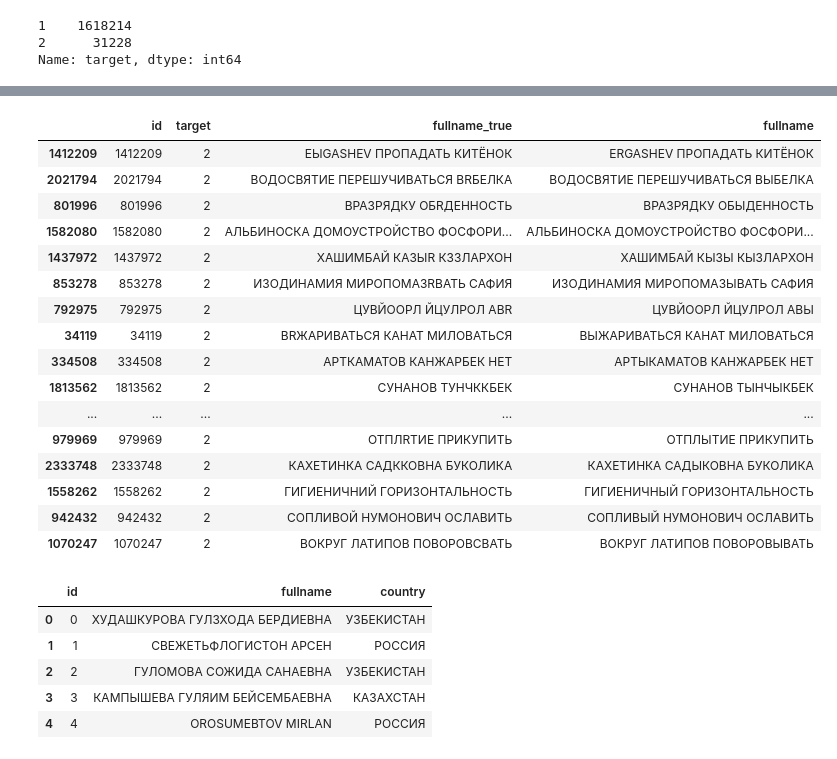
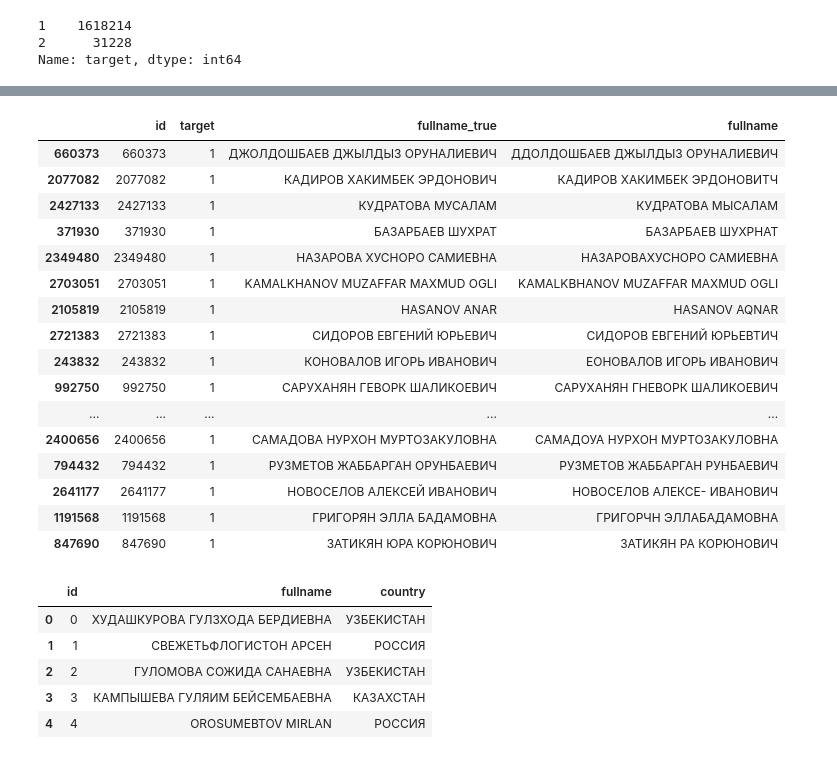
Before and after one commit to snakers4/cft-contest-2018, a Jupyter notebook: src/encoder_decoder.ipynb, the cells around one changed output, grey strips where cells are left out. Drawn from its saved outputs; the diff is of its cells as text; code cells hidden in the pictures.

```diff
--- a/src/encoder_decoder.ipynb
+++ b/src/encoder_decoder.ipynb
@@ -1441,7 +1441,7 @@ def argmax(string):
     return np.argmax(arr)
 # %%
 test_df = pd.read_csv('../data/test.csv')
-predict_df = pd.read_csv('predictions/prediction_encdec_l2_h512e512.csv')
+predict_df = pd.read_csv('predictions/pred_encdec_savva_l4_h512e512_1e4.csv')
 predict_df = predict_df.sort_values(by='id',ascending=True).reset_index(drop=True)
 test_df = test_df.sort_values(by='id',ascending=True).reset_index(drop=True)
 assert list(predict_df.id.values) == list(test_df.id.values)
@@ -1502,24 +1530,24 @@ Name: target, dtype: int64
 # %%
-cond = (predict_df.fullname_true != predict_df.fullname) & (predict_df.target==2)
+cond = (predict_df.fullname_true != predict_df.fullname) & (predict_df.target==1)
 predict_df[cond].sample(n=20)
 # %% [output]
 |  | id | target | fullname_true | fullname |
-| 1412209 | 1412209 | 2 | EЫGASHEV ПРОПАДАТЬ КИТЁНОК | ERGASHEV ПРОПАДАТЬ КИТЁНОК |
-| 2021794 | 2021794 | 2 | ВОДОСВЯТИЕ ПЕРЕШУЧИВАТЬСЯ ВRБЕЛКА | ВОДОСВЯТИЕ ПЕРЕШУЧИВАТЬСЯ ВЫБЕЛКА |
-| 801996 | 801996 | 2 | ВРАЗРЯДКУ ОБRДЕННОСТЬ | ВРАЗРЯДКУ ОБЫДЕННОСТЬ |
-| 1582080 | 1582080 | 2 | АЛЬБИНОСКА ДОМОУСТРОЙСТВО ФОСФОРИ... | АЛЬБИНОСКА ДОМОУСТРОЙСТВО ФОСФОРИ... |
-| 1437972 | 1437972 | 2 | ХАШИМБАЙ КАЗЫR КЗЗЛАРХОН | ХАШИМБАЙ КЫЗЫ КЫЗЛАРХОН |
-| 853278 | 853278 | 2 | ИЗОДИНАМИЯ МИРОПОМАЗRВАТЬ САФИЯ | ИЗОДИНАМИЯ МИРОПОМАЗЫВАТЬ САФИЯ |
-| 792975 | 792975 | 2 | ЦУВЙООРЛ ЙЦУЛРОЛ АВR | ЦУВЙООРЛ ЙЦУЛРОЛ АВЫ |
-| 34119 | 34119 | 2 | ВRЖАРИВАТЬСЯ КАНАТ МИЛОВАТЬСЯ | ВЫЖАРИВАТЬСЯ КАНАТ МИЛОВАТЬСЯ |
-| 334508 | 334508 | 2 | АРТКАМАТОВ КАНЖАРБЕК НЕТ | АРТЫКАМАТОВ КАНЖАРБЕК НЕТ |
-| 1813562 | 1813562 | 2 | СУНАНОВ ТУНЧККБЕК | СУНАНОВ ТЫНЧЫКБЕК |
+| 660373 | 660373 | 1 | ДЖОЛДОШБАЕВ ДЖЫЛДЫЗ ОРУНАЛИЕВИЧ | ДДОЛДОШБАЕВ ДЖЫЛДЫЗ ОРУНАЛИЕВИЧ |
+| 2077082 | 2077082 | 1 | КАДИРОВ ХАКИМБЕК ЭРДОНОВИЧ | КАДИРОВ ХАКИМБЕК ЭРДОНОВИТЧ |
+| 2427133 | 2427133 | 1 | КУДРАТОВА МУСАЛАМ | КУДРАТОВА МЫСАЛАМ |
+| 371930 | 371930 | 1 | БАЗАРБАЕВ ШУХРАТ | БАЗАРБАЕВ ШУХРНАТ |
+| 2349480 | 2349480 | 1 | НАЗАРОВА ХУСНОРО САМИЕВНА | НАЗАРОВАХУСНОРО САМИЕВНА |
+| 2703051 | 2703051 | 1 | KAMALKHANOV MUZAFFAR MAXMUD OGLI | KAMALKBHANOV MUZAFFAR MAXMUD OGLI |
+| 2105819 | 2105819 | 1 | HASANOV ANAR | HASANOV AQNAR |
+| 2721383 | 2721383 | 1 | СИДОРОВ ЕВГЕНИЙ ЮРЬЕВИЧ | СИДОРОВ ЕВГЕНИЙ ЮРЬЕВТИЧ |
+| 243832 | 243832 | 1 | КОНОВАЛОВ ИГОРЬ ИВАНОВИЧ | ЕОНОВАЛОВ ИГОРЬ ИВАНОВИЧ |
+| 992750 | 992750 | 1 | САРУХАНЯН ГЕВОРК ШАЛИКОЕВИЧ | САРУХАНЯН ГНЕВОРК ШАЛИКОЕВИЧ |
 | ... | ... | ... | ... | ... |
-| 979969 | 979969 | 2 | ОТПЛRТИЕ ПРИКУПИТЬ | ОТПЛЫТИЕ ПРИКУПИТЬ |
-| 2333748 | 2333748 | 2 | КАХЕТИНКА САДККОВНА БУКОЛИКА | КАХЕТИНКА САДЫКОВНА БУКОЛИКА |
-| 1558262 | 1558262 | 2 | ГИГИЕНИЧНИЙ ГОРИЗОНТАЛЬНОСТЬ | ГИГИЕНИЧНЫЙ ГОРИЗОНТАЛЬНОСТЬ |
-| 942432 | 942432 | 2 | СОПЛИВОЙ НУМОНОВИЧ ОСЛАВИТЬ | СОПЛИВЫЙ НУМОНОВИЧ ОСЛАВИТЬ |
-| 1070247 | 1070247 | 2 | ВОКРУГ ЛАТИПОВ ПОВОРОВСВАТЬ | ВОКРУГ ЛАТИПОВ ПОВОРОВЫВАТЬ |
+| 2400656 | 2400656 | 1 | САМАДОВА НУРХОН МУРТОЗАКУЛОВНА | САМАДОУА НУРХОН МУРТОЗАКУЛОВНА |
+| 794432 | 794432 | 1 | РУЗМЕТОВ ЖАББАРГАН ОРУНБАЕВИЧ | РУЗМЕТОВ ЖАББАРГАН РУНБАЕВИЧ |
+| 2641177 | 2641177 | 1 | НОВОСЕЛОВ АЛЕКСЕЙ ИВАНОВИЧ | НОВОСЕЛОВ АЛЕКСЕ- ИВАНОВИЧ |
+| 1191568 | 1191568 | 1 | ГРИГОРЯН ЭЛЛА БАДАМОВНА | ГРИГОРЧН ЭЛЛАБАДАМОВНА |
+| 847690 | 847690 | 1 | ЗАТИКЯН ЮРА КОРЮНОВИЧ | ЗАТИКЯН РА КОРЮНОВИЧ |
 # %%
 test_df.head()
 # %% [output]
```
Also changed, not shown: parts of 5 cells of this notebook, 3 other files.
